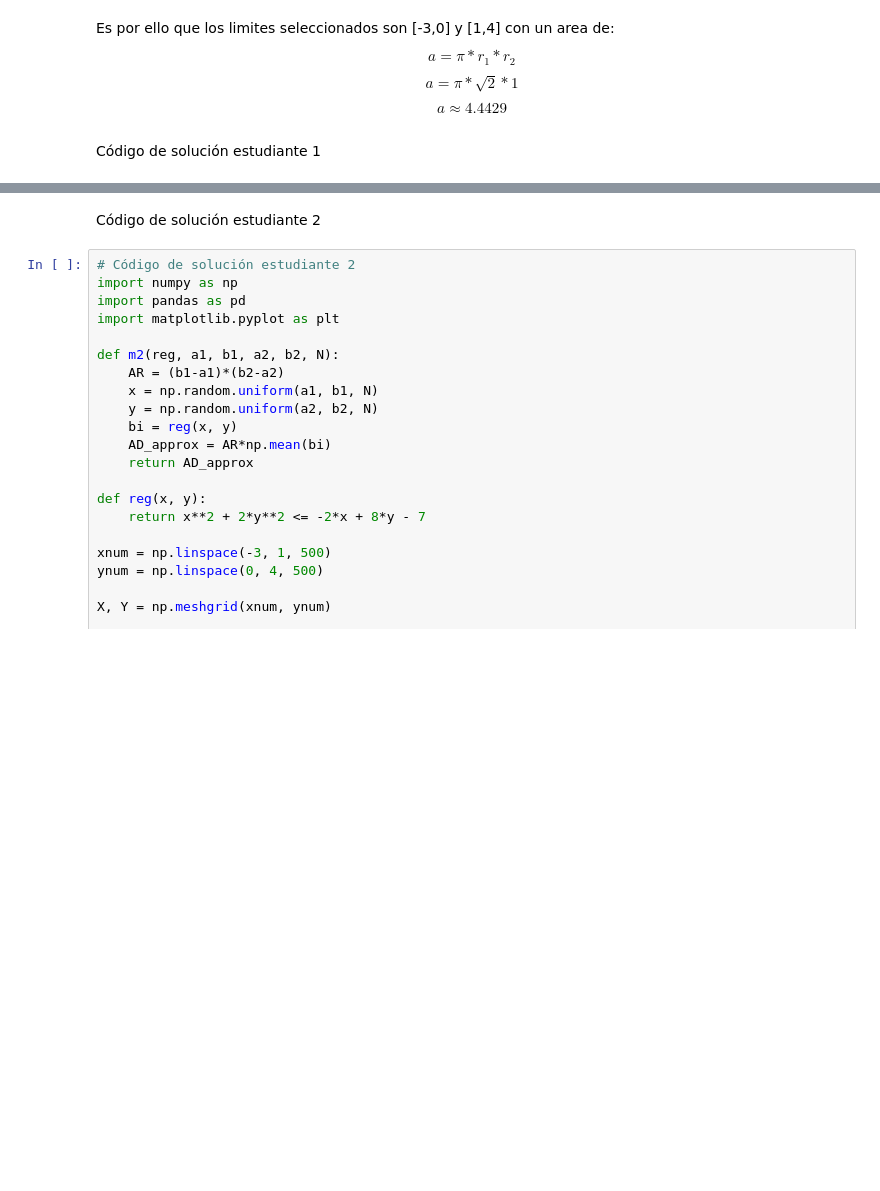
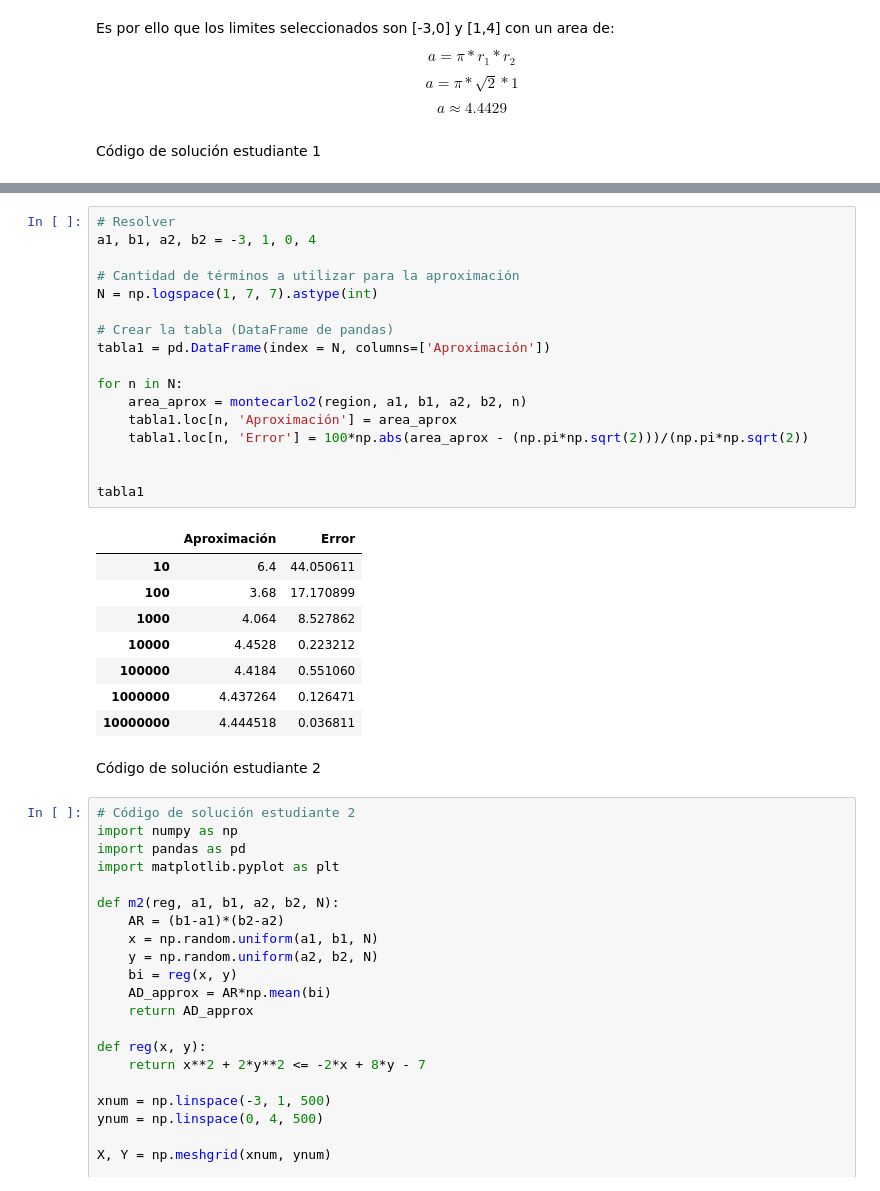
Before and after one commit to Daniel-Iteso/Tarea5-6_HernandezDanielOrnelasTalpa, a Jupyter notebook: Tarea6_HernandezDanielOrnelasTalpa.ipynb, the cells around one changed output, grey strips where cells are left out. Drawn from its saved outputs; the diff is of its cells as text; blank space fills up the shorter version.

```diff
--- a/Tarea6_HernandezDanielOrnelasTalpa.ipynb
+++ b/Tarea6_HernandezDanielOrnelasTalpa.ipynb
@@ -93,3 +79,29 @@ tabla2
+# %%
+# Resolver
+a1, b1, a2, b2 = -3, 1, 0, 4
+
+# Cantidad de términos a utilizar para la aproximación
+N = np.logspace(1, 7, 7).astype(int)
+
+# Crear la tabla (DataFrame de pandas)
+tabla1 = pd.DataFrame(index = N, columns=['Aproximación'])
+
+for n in N:
+    area_aprox = montecarlo2(region, a1, b1, a2, b2, n)
+    tabla1.loc[n, 'Aproximación'] = area_aprox
+    tabla1.loc[n, 'Error'] = 100*np.abs(area_aprox - (np.pi*np.sqrt(2)))/(np.pi*np.sqrt(2))
+
+
+tabla1
+# %% [output]
+|  | Aproximación | Error |
+| 10 | 6.4 | 44.050611 |
+| 100 | 3.68 | 17.170899 |
+| 1000 | 4.064 | 8.527862 |
+| 10000 | 4.4528 | 0.223212 |
+| 100000 | 4.4184 | 0.551060 |
+| 1000000 | 4.437264 | 0.126471 |
+| 10000000 | 4.444518 | 0.036811 |
 # %% [markdown]
 Código de solución estudiante 2
 # %%
```
Also changed, not shown: parts of 6 cells of this notebook.
